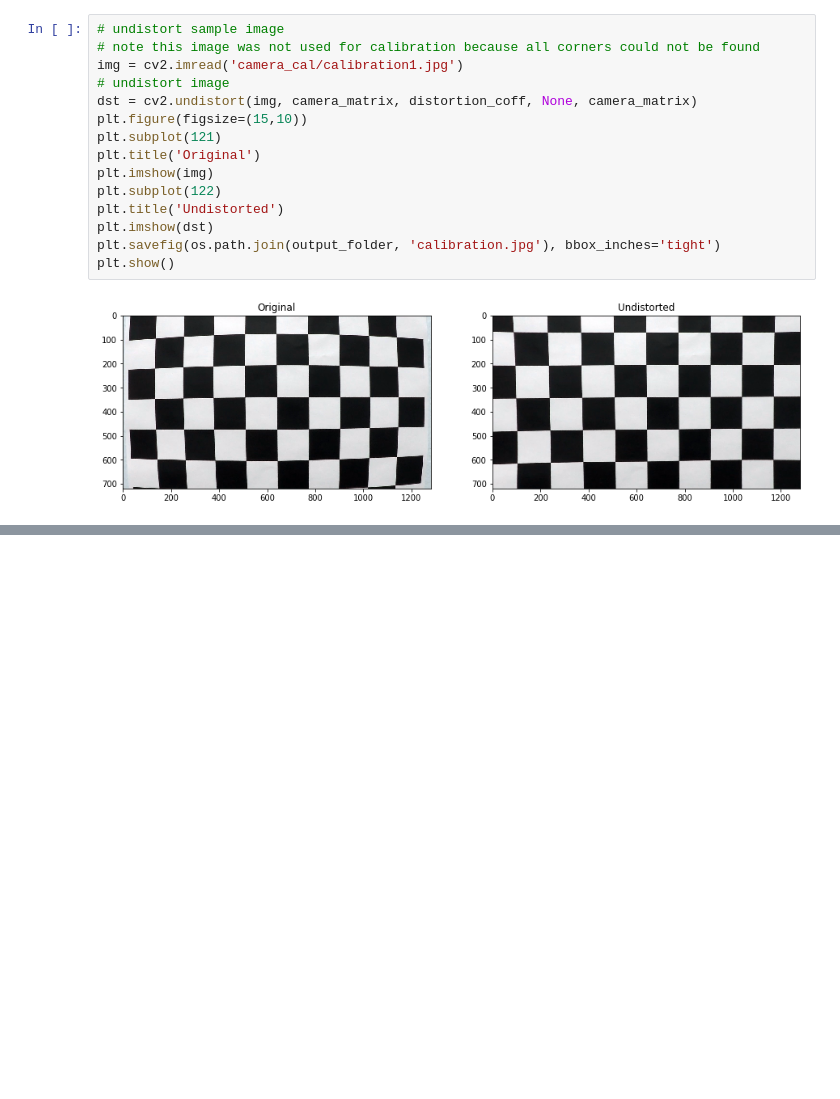
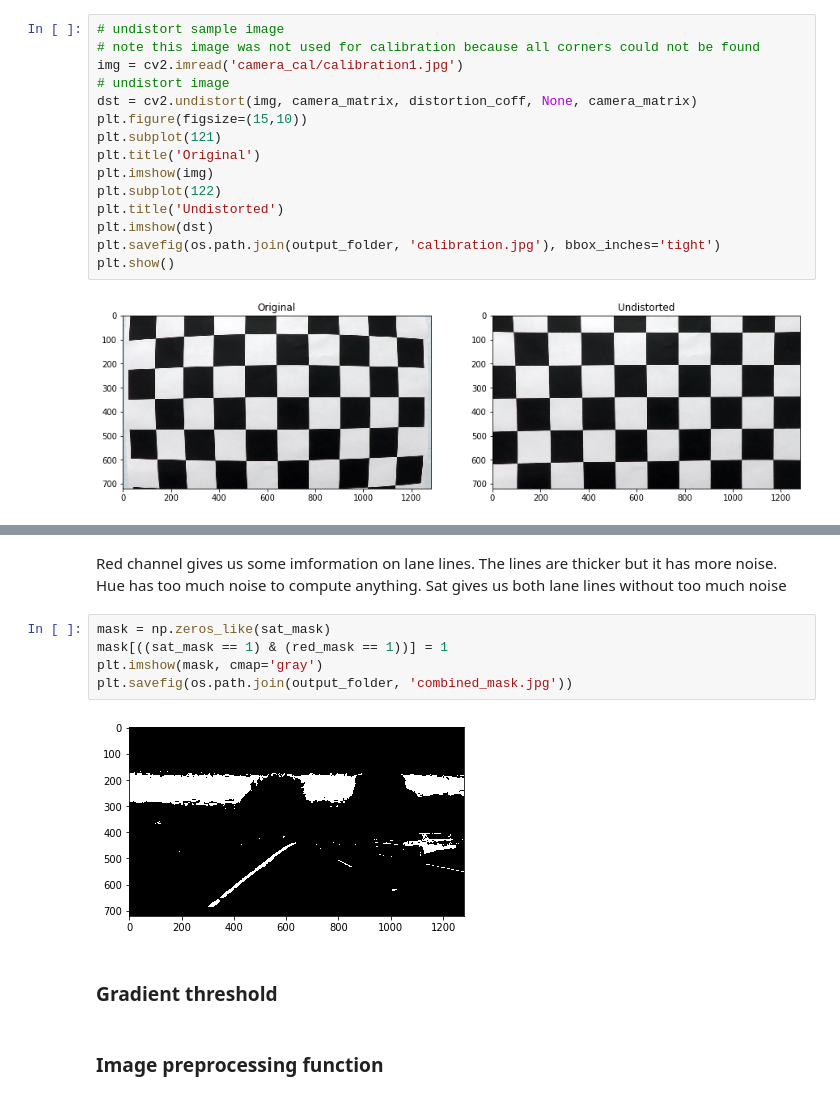
Before and after one commit to rummanwaqar/CarND-Advanced-Lane-Lines, a Jupyter notebook: Advance Lane Finding.ipynb, the cells around one changed output, grey strips where cells are left out. Cells and saved outputs as stored; diff of their text form; blank space fills up the shorter version.

```diff
--- a/Advance Lane Finding.ipynb
+++ b/Advance Lane Finding.ipynb
@@ -104,0 +177,15 @@ plt.show()
+# %% [markdown]
+Red channel gives us some imformation on lane lines. The lines are thicker but it has more noise.
+Hue has too much noise to compute anything.
+Sat gives us both lane lines without too much noise
+# %%
+mask = np.zeros_like(sat_mask)
+mask[((sat_mask == 1) & (red_mask == 1))] = 1
+plt.imshow(mask, cmap='gray')
+plt.savefig(os.path.join(output_folder, 'combined_mask.jpg'))
+# %% [output]
+[figure, added]
+# %% [markdown]
+### Gradient threshold
+# %% [markdown]
+### Image preprocessing function
```
Also changed, not shown: parts of 10 cells of this notebook, 9 other files.
